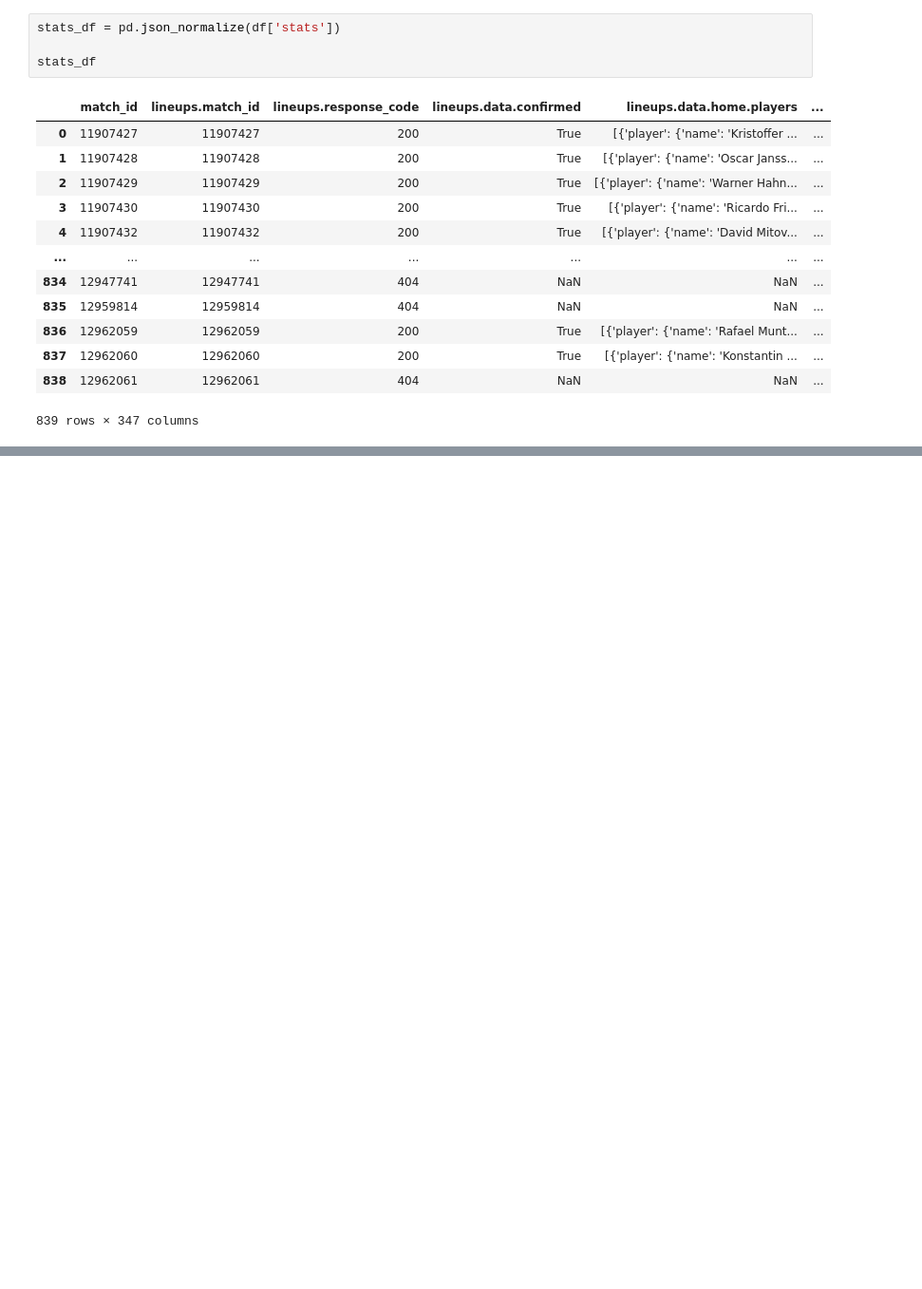
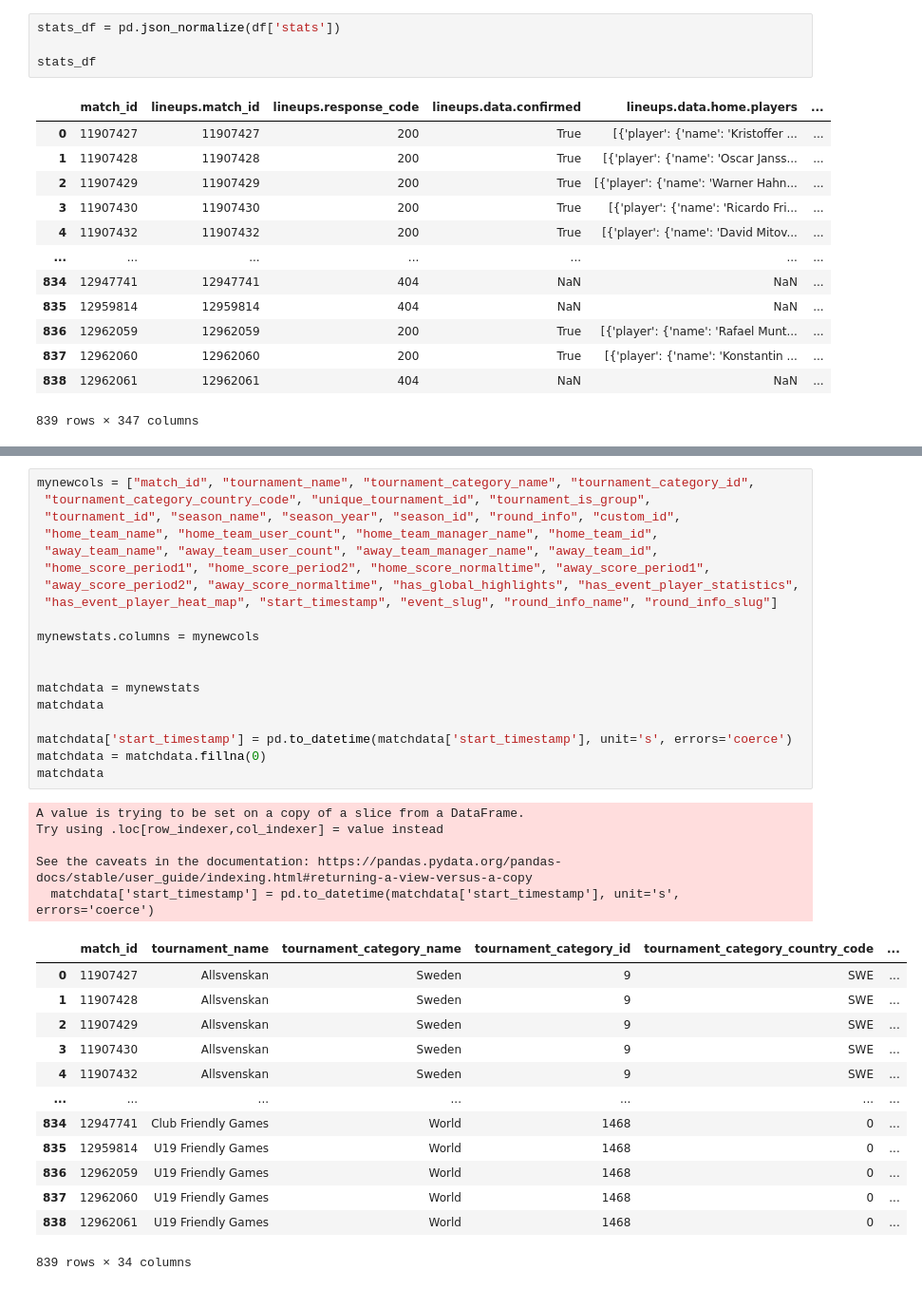
Before and after one commit to Ahmetyldrr/FxF, a Jupyter notebook: DataBaseKontrol.ipynb, the cells around one changed output, grey strips where cells are left out. Shown: that part at 95% size. Saved outputs shown, nothing was run; the diff lists cells and outputs as text; blank space fills up the shorter version.

```diff
--- a/DataBaseKontrol.ipynb
+++ b/DataBaseKontrol.ipynb
@@ -67,0 +131,38 @@ df
+# %%
+mynewcols = ["match_id", "tournament_name", "tournament_category_name", "tournament_category_id",
+ "tournament_category_country_code", "unique_tournament_id", "tournament_is_group",
+ "tournament_id", "season_name", "season_year", "season_id", "round_info", "custom_id",
+ "home_team_name", "home_team_user_count", "home_team_manager_name", "home_team_id",
+ "away_team_name", "away_team_user_count", "away_team_manager_name", "away_team_id",
+ "home_score_period1", "home_score_period2", "home_score_normaltime", "away_score_period1",
+ "away_score_period2", "away_score_normaltime", "has_global_highlights", "has_event_player_statistics",
+ "has_event_player_heat_map", "start_timestamp", "event_slug", "round_info_name", "round_info_slug"]
+
+mynewstats.columns = mynewcols
+
+
+matchdata = mynewstats
+matchdata
+
+matchdata['start_timestamp'] = pd.to_datetime(matchdata['start_timestamp'], unit='s', errors='coerce')
+matchdata = matchdata.fillna(0)
+matchdata
+# %% [output]
+A value is trying to be set on a copy of a slice from a DataFrame.
+Try using .loc[row_indexer,col_indexer] = value instead
+
+See the caveats in the documentation: https://pandas.pydata.org/pandas-docs/stable/user_guide/indexing.html#returning-a-view-versus-a-copy
+  matchdata['start_timestamp'] = pd.to_datetime(matchdata['start_timestamp'], unit='s', errors='coerce')
+|  | match_id | tournament_name | tournament_category_name | tournament_category_id | tournament_category_country_code | ... |
+| 0 | 11907427 | Allsvenskan | Sweden | 9 | SWE | ... |
+| 1 | 11907428 | Allsvenskan | Sweden | 9 | SWE | ... |
+| 2 | 11907429 | Allsvenskan | Sweden | 9 | SWE | ... |
+| 3 | 11907430 | Allsvenskan | Sweden | 9 | SWE | ... |
+| 4 | 11907432 | Allsvenskan | Sweden | 9 | SWE | ... |
+| ... | ... | ... | ... | ... | ... | ... |
+| 834 | 12947741 | Club Friendly Games | World | 1468 | 0 | ... |
+| 835 | 12959814 | U19 Friendly Games | World | 1468 | 0 | ... |
+| 836 | 12962059 | U19 Friendly Games | World | 1468 | 0 | ... |
+| 837 | 12962060 | U19 Friendly Games | World | 1468 | 0 | ... |
+| 838 | 12962061 | U19 Friendly Games | World | 1468 | 0 | ... |
+839 rows × 34 columns
```
Also changed, not shown: parts of 8 cells of this notebook, 9 other files.
